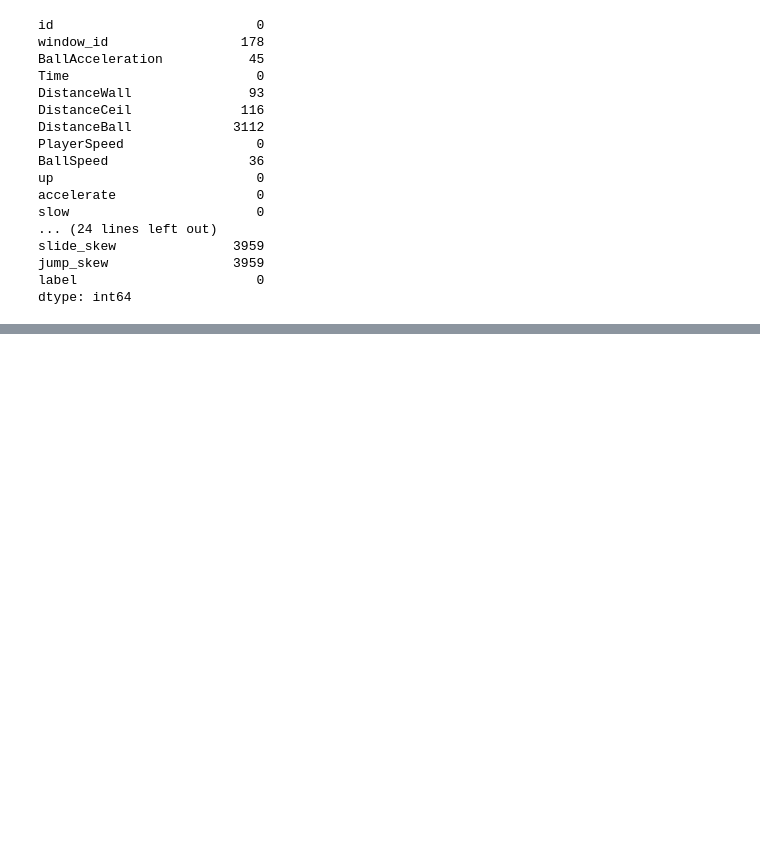
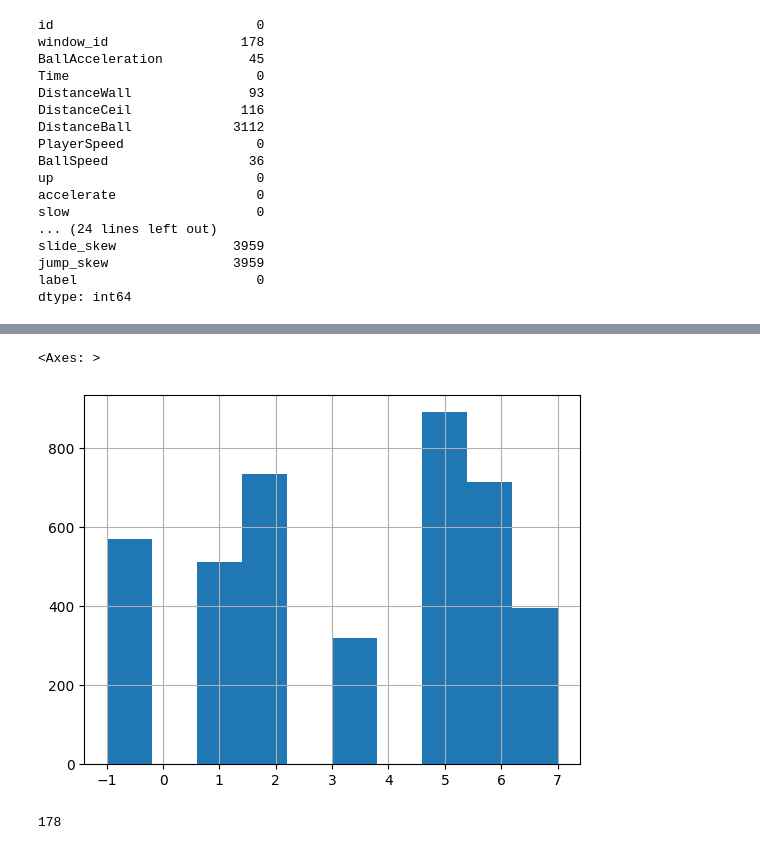
Before and after one commit to zekmaro/mcqueen, a Jupyter notebook: src/main.ipynb, the cells around one changed output, grey strips where cells are left out. Saved outputs shown, nothing was run; the diff lists cells and outputs as text; code cells hidden in the pictures; blank space fills up the shorter version.

```diff
--- a/src/main.ipynb
+++ b/src/main.ipynb
@@ -62,0 +87,9 @@ dtype: int64
+# %%
+train['label'].hist()
+# %% [output]
+<Axes: >
+[figure, added]
+# %%
+len(train['id'].value_counts())
+# %% [output]
+178
```
Also changed, not shown: parts of 6 cells of this notebook.
